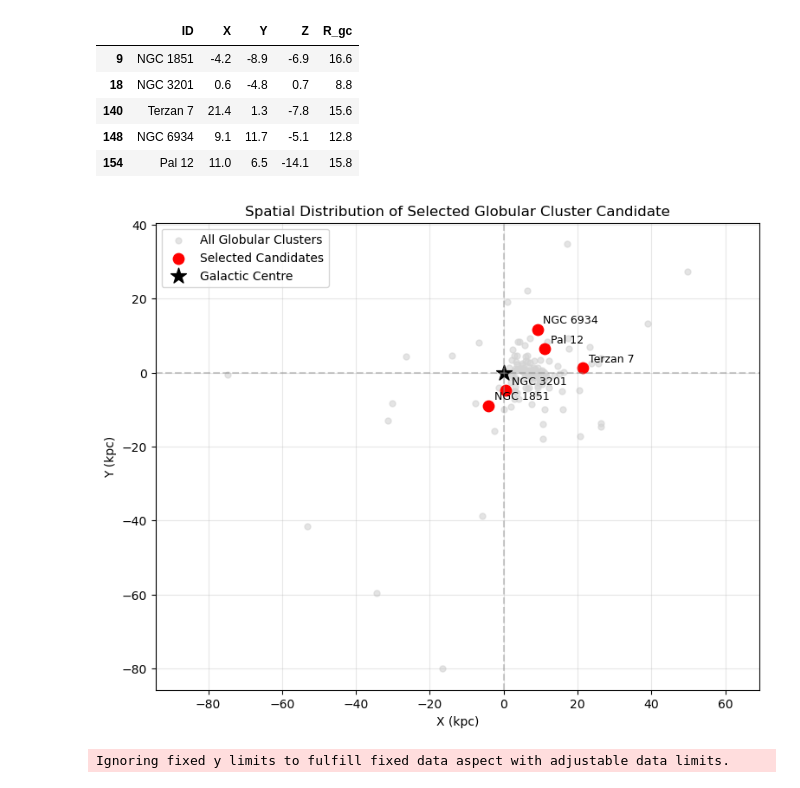
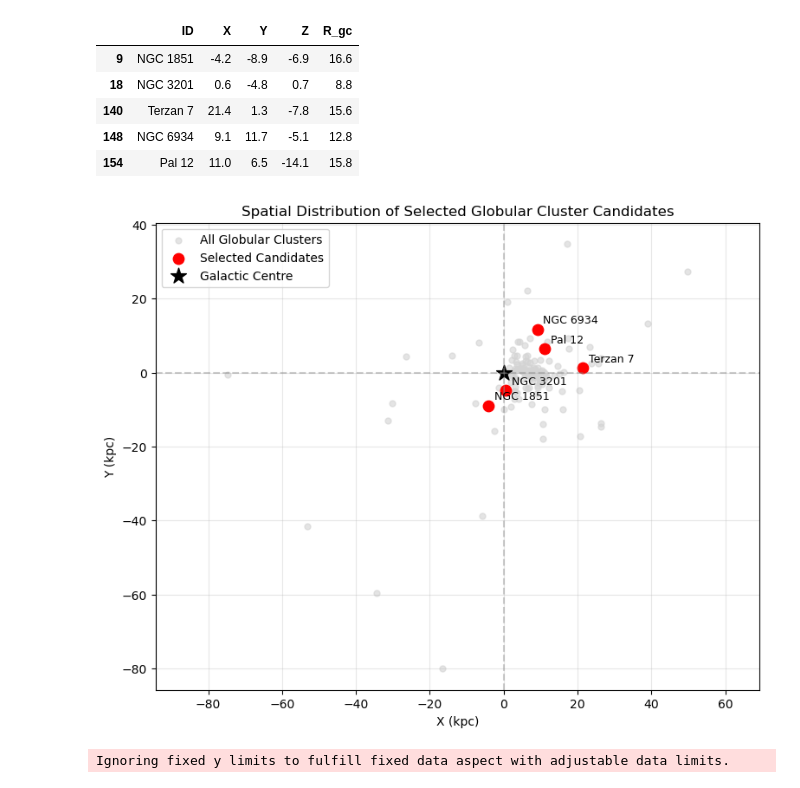
Before and after one commit to JIAQIZHANG721/PHYS3116_Accretion_Detectives, a Jupyter notebook: spatial_analysis.ipynb, the cells around one changed output. Drawn from its saved outputs; the diff is of its cells as text; code cells hidden in the pictures.

Commit message:
Update analysis notebooks and age-metallicity figure

```diff
--- a/spatial_analysis.ipynb
+++ b/spatial_analysis.ipynb
@@ -56,32 +56,32 @@ candidates[["ID", "X", "Y", "Z", "R_gc"]]
 # %%
 # Plot all globular clusters
 plt.figure(figsize=(9,7))
 
 plt.scatter(harris1["X"], harris1[ "Y"], color="lightgray", s=25, alpha=0.6, label="All Globular Clusters")
 
 # Highlight selected candidates
 plt.scatter(candidates["X"], candidates["Y"], color="red", s=80, marker="o", label="Selected Candidates")
 
 # Add candidate names
 for _, cluster in candidates.iterrows():
     plt.annotate(cluster["ID"], (cluster["X"], cluster["Y"]), xytext=(5,5), textcoords="offset points", fontsize=9)
 
 # Mark the Galactic centre
 plt.scatter(0, 0, color="black", marker="*", s=180, label="Galactic Centre")
 
 plt.xlabel("X (kpc)")
 plt.ylabel("Y (kpc)")
-plt.title("Spatial Distribution of Selected Globular Cluster Candidate")
+plt.title("Spatial Distribution of Selected Globular Cluster Candidates")
 
 plt.axhline(0, color="gray", linestyle="--", alpha=0.4)
 plt.axvline(0, color="gray", linestyle="--", alpha=0.4)
 
 plt.axis("equal")
 plt.legend()
 plt.grid(alpha=0.3)
 plt.show()
 # %% [output]
-[figure, old version]
+[figure, new version]
 # %%
 # Plot the X-Z spatial distribution
 
```
Also changed, not shown: 3 other files.
